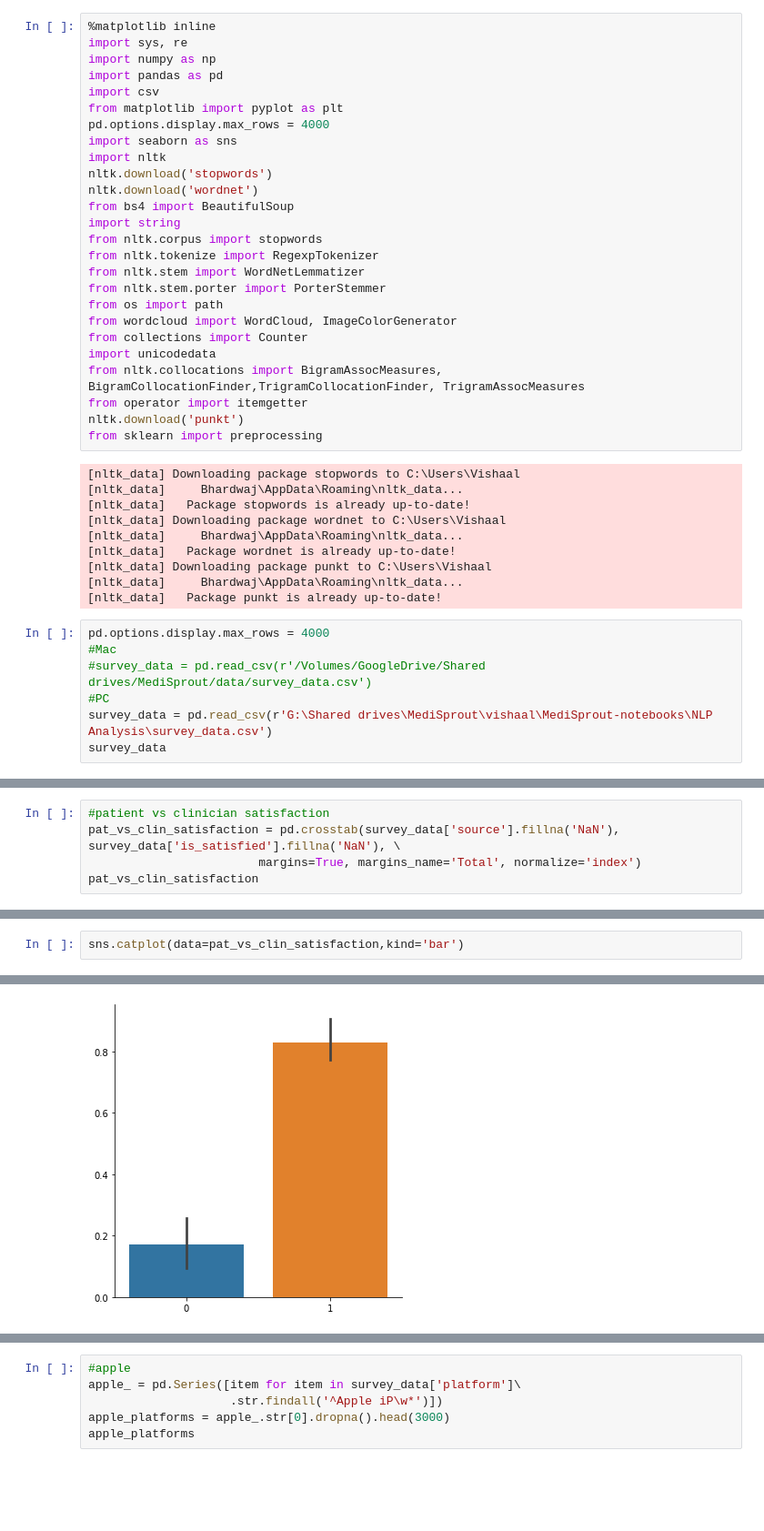
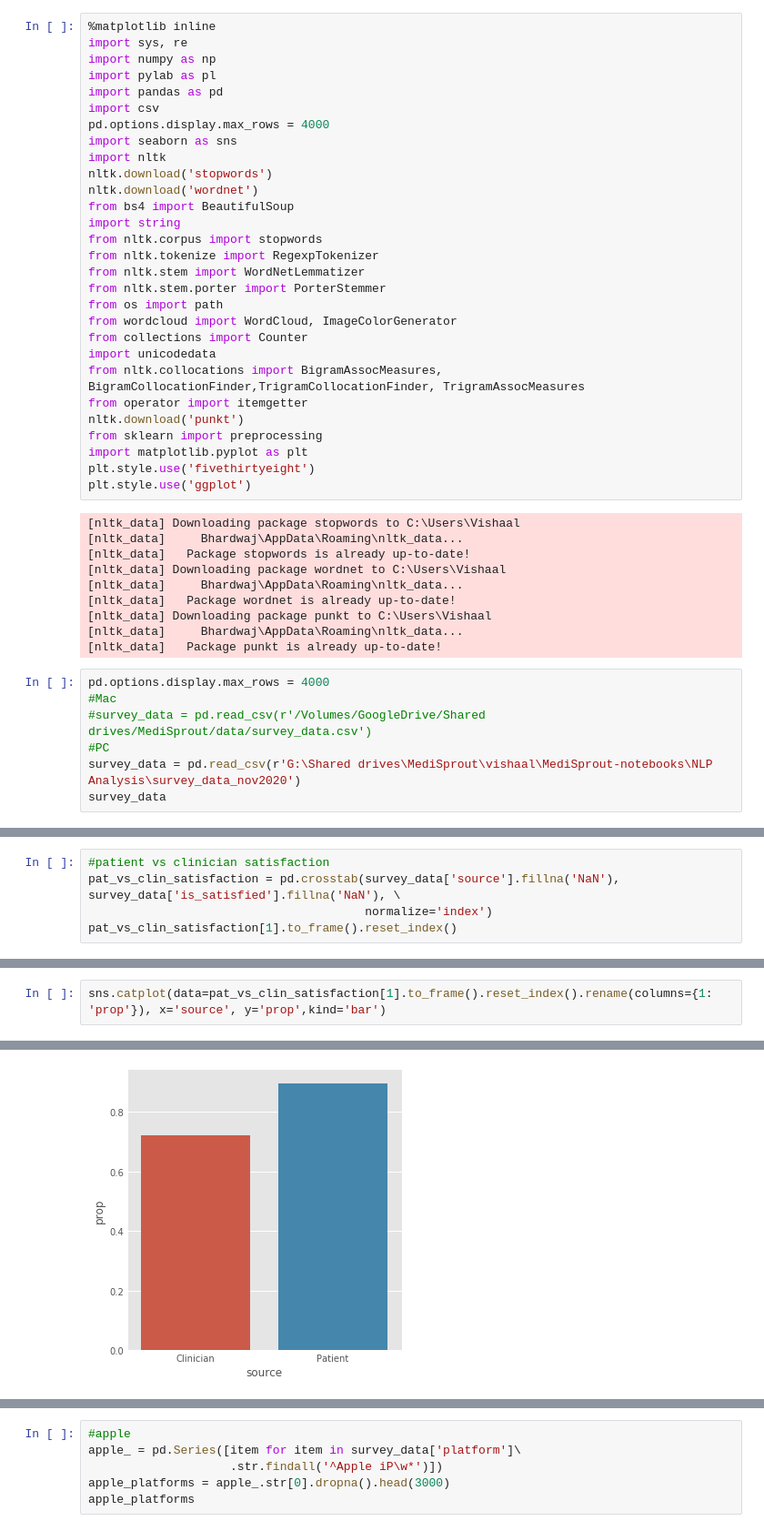
Before and after one commit to vbhardwaj74/analysis_projects, a Jupyter notebook: Survey Data Analysis.ipynb, the cells around one changed output, grey strips where cells are left out. Shown at 91% size. Drawn from its saved outputs; the diff is of its cells as text; blank space fills up the shorter version.

```diff
--- a/Survey Data Analysis.ipynb
+++ b/Survey Data Analysis.ipynb
@@ -2,9 +2,9 @@
 %matplotlib inline
 import sys, re
 import numpy as np
+import pylab as pl
 import pandas as pd
 import csv
-from matplotlib import pyplot as plt
 pd.options.display.max_rows = 4000
 import seaborn as sns
 import nltk
@@ -24,6 +24,9 @@ from nltk.collocations import BigramAssocMeasures, BigramCollocationFinder,Trigr
 from operator import itemgetter
 nltk.download('punkt')
 from sklearn import preprocessing
+import matplotlib.pyplot as plt
+plt.style.use('fivethirtyeight')
+plt.style.use('ggplot')
 # %% [output]
 [nltk_data] Downloading package stopwords to C:\Users\Vishaal
 [nltk_data]     Bhardwaj\AppData\Roaming\nltk_data...
@@ -39,7 +42,7 @@ pd.options.display.max_rows = 4000
 #Mac
 #survey_data = pd.read_csv(r'/Volumes/GoogleDrive/Shared drives/MediSprout/data/survey_data.csv')
 #PC
-survey_data = pd.read_csv(r'G:\Shared drives\MediSprout\vishaal\MediSprout-notebooks\NLP Analysis\survey_data.csv')
+survey_data = pd.read_csv(r'G:\Shared drives\MediSprout\vishaal\MediSprout-notebooks\NLP Analysis\survey_data_nov2020')
 survey_data
 # %% [output]
 |  | id | source | visit_id | is_satisfied | rating | feedback | member_healthcare_org_rel_id | patient_id | ... |
@@ -235,6 +219,6 @@ sns.catplot(data=pat_v_clin_rating,kind='bar')
 # %%
 #patient vs clinician satisfaction
 pat_vs_clin_satisfaction = pd.crosstab(survey_data['source'].fillna('NaN'), survey_data['is_satisfied'].fillna('NaN'), \
-                        margins=True, margins_name='Total', normalize='index')
-pat_vs_clin_satisfaction
+                                       normalize='index')
+pat_vs_clin_satisfaction[1].to_frame().reset_index()
 # %% [output]
@@ -246,5 +228,5 @@ pat_vs_clin_satisfaction
 # %%
-sns.catplot(data=pat_vs_clin_satisfaction,kind='bar')
+sns.catplot(data=pat_vs_clin_satisfaction[1].to_frame().reset_index().rename(columns={1: 'prop'}), x='source', y='prop',kind='bar')
 # %% [output]
 <seaborn.axisgrid.FacetGrid at 0x...>
-[figure, old version]
+[figure, new version]
```
Also changed, not shown: parts of 116 cells of this notebook.
